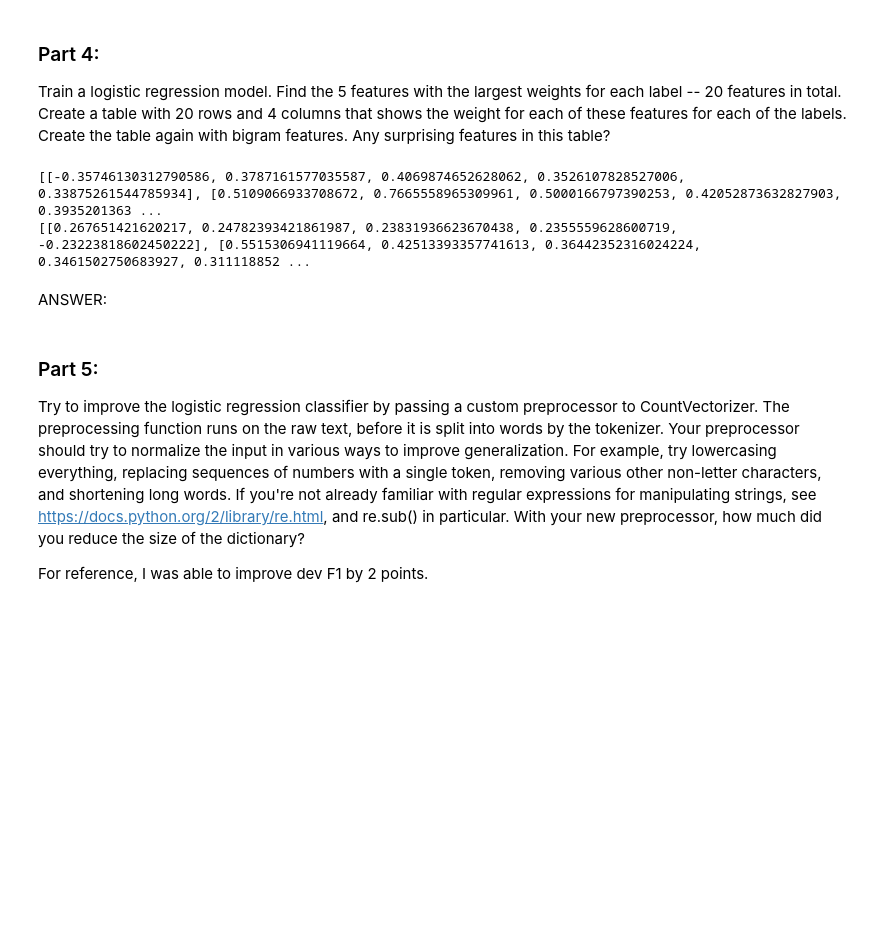
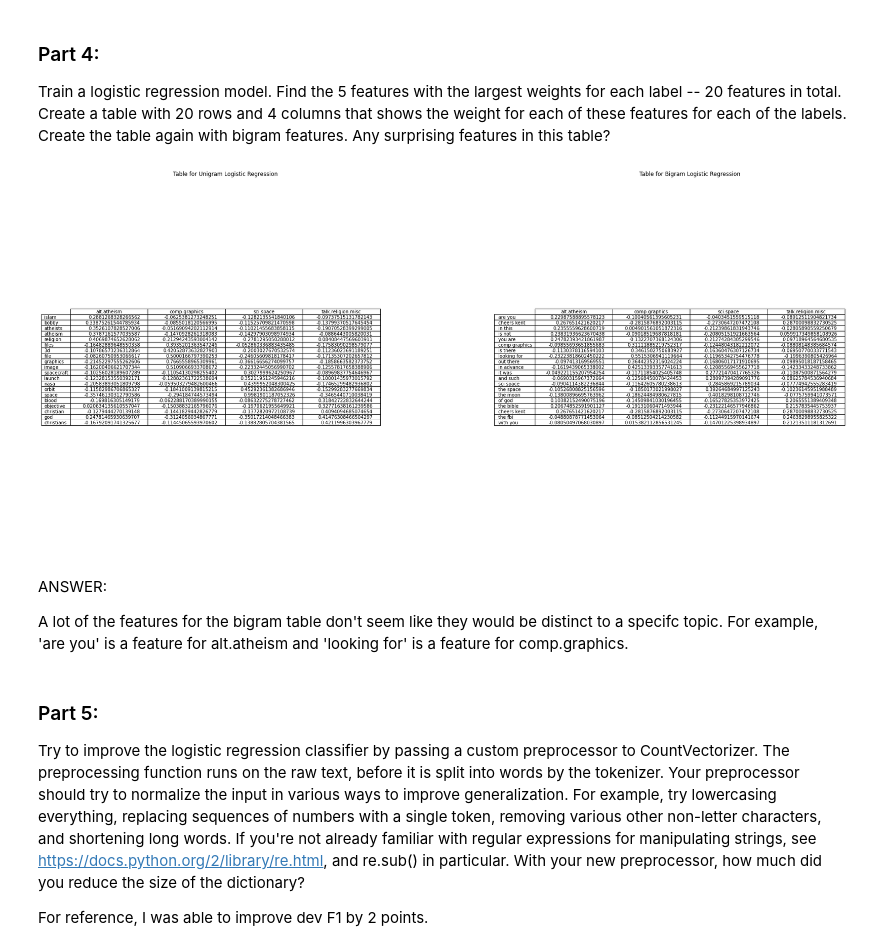
Before and after one commit to jorgeah92/ucb-w207-applied-ml, a Jupyter notebook: projects/jorge_hernandez_p2.ipynb, the cells around one changed output. Saved outputs shown, nothing was run; the diff lists cells and outputs as text; code cells hidden in the pictures; blank space fills up the shorter version.

```diff
--- a/projects/jorge_hernandez_p2.ipynb
+++ b/projects/jorge_hernandez_p2.ipynb
@@ -230,46 +259,63 @@ Train a logistic regression model. Find the 5 features with the largest weights
 # %%
 #def P4():
 ### STUDENT START ###
 # Transforming the raw data into tokens - default parameters
 CV = CountVectorizer()
 CV_train = CV.fit_transform(train_data)
 # Bigram parameters for CountVectorizer
 bigram_CV = CountVectorizer(analyzer='word', ngram_range=(2,2))
 bigram_train = bigram_CV.fit_transform(train_data)
 
 # Logistic Regression model - default CV
 LR = LogisticRegression(C=0.1, max_iter=400)
 LR.fit(CV_train, train_labels)
 # Finding largest weights for each feature
 max_post = []
 for i in range(LR.coef_.shape[0]):
-    arr_abs = np.absolute(LR.coef_[i])
-    temp_list = np.argpartition(-arr_abs, 5)[:5]
-    temp_values = [LR.coef_[i][n] for n in list(temp_list)]
-    max_post.append(temp_values)
+    temp_list = np.argpartition(LR.coef_[i], -5)[-5:]
+    max_post.extend(temp_list)
 
-# Table for default Logistic Regression
+feature_uni = CV.get_feature_names()
+# Combines the max probabilites into a matrix
+uni_matrix = np.column_stack((np.take(LR.coef_[0], max_post), np.take(LR.coef_[1], max_post),
+                            np.take(LR.coef_[2], max_post), np.take(LR.coef_[3], max_post)))
 
 # Bigram - Logistic Regression model
 bigram_LR = LogisticRegression(C=0.1, max_iter=400)
 bigram_LR.fit(bigram_train, train_labels)
 # Weights for each feature bigram model
 max_bigram = []
 for i in range(bigram_LR.coef_.shape[0]):
-    arr_abs = np.absolute(bigram_LR.coef_[i])
-    temp_list = np.argpartition(-arr_abs, 5)[:5]
-    temp_values = [bigram_LR.coef_[i][n] for n in list(temp_list)]
-    max_bigram.append(temp_values)
+    temp_list = np.argpartition(bigram_LR.coef_[i], -5)[-5:]
+    max_bigram.extend(temp_list)
 
-print(max_post)
-print(max_bigram)
+feature_bigram = bigram_CV.get_feature_names()
+# Combines max probabilites for bigram into matrix
+bigram_matrix = np.column_stack((np.take(bigram_LR.coef_[0], max_bigram), np.take(bigram_LR.coef_[1], max_bigram),
+                            np.take(bigram_LR.coef_[2], max_bigram), np.take(bigram_LR.coef_[3], max_bigram)))
+
+# Displaying tables for results for unigram and bigram
+fig,axes = plt.subplots(1,2, figsize=(30,15))
+axes[0].table(cellText = uni_matrix, colLabels = newsgroups_train.target_names,
+                 rowLabels = np.take(feature_uni, max_post), loc='center')
+axes[0].set_title("Table for Unigram Logistic Regression")
+axes[0].axis('off')
+axes[0].grid(False)
+axes[1].table(cellText = bigram_matrix, colLabels = newsgroups_train.target_names,
+                 rowLabels = np.take(feature_bigram, max_bigram), loc='center')
+axes[1].set_title("Table for Bigram Logistic Regression")
+axes[1].axis('off')
+axes[1].grid(False)
+plt.subplots_adjust(wspace=0.5, hspace=0)
+plt.show()
 ### STUDENT END ###
 #P4()
 # %% [output]
-[[-0.35746130312790586, 0.3787161577035587, 0.4069874652628062, 0.3526107828527006, 0.33875261544785934], [0.5109066933708672, 0.7665558965309961, 0.5000166797390253, 0.42052873632827903, 0.3935201363 ...
-[[0.267651421620217, 0.24782393421861987, 0.23831936623670438, 0.2355559628600719, -0.23223818602450222], [0.5515306941119664, 0.42513393357741613, 0.36442352316024224, 0.3461502750683927, 0.311118852 ...
+[figure, added]
-# %% [markdown]
-ANSWER:
+# %% [markdown]
+ANSWER:
+
+A lot of the features for the bigram table don't seem like they would be distinct to a specifc topic. For example, 'are you' is a feature for alt.atheism and 'looking for' is a feature for comp.graphics.
 # %% [markdown]
 ### Part 5:
 
```
Also changed, not shown: parts of 9 cells of this notebook, 1 other file.
